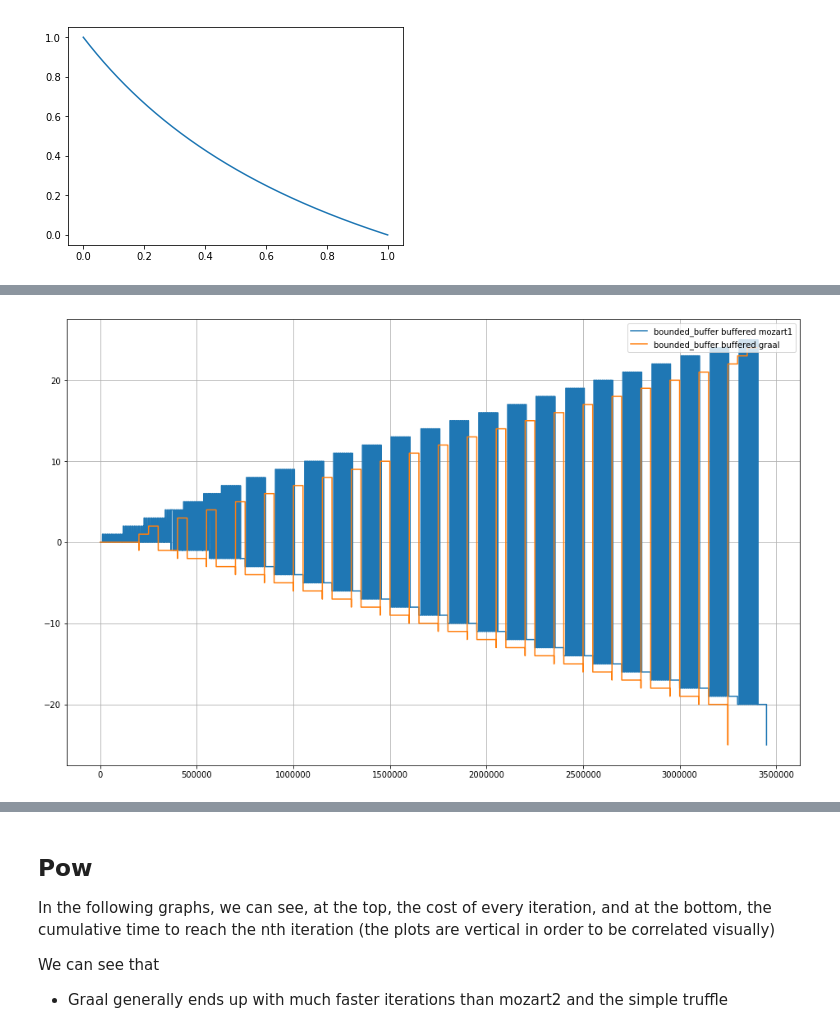
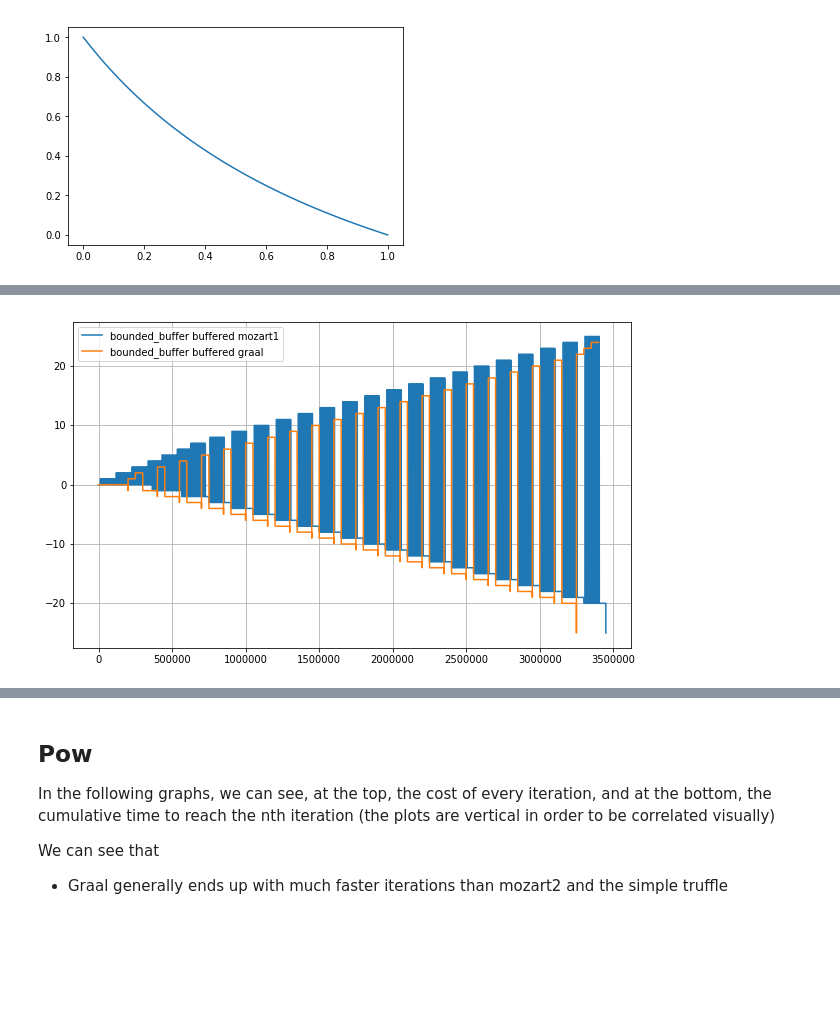
Before and after one commit to mistasse/mozart-graal-benchmarking, a Jupyter notebook: notebook.ipynb, the cells around one changed output, grey strips where cells are left out. Drawn from its saved outputs; the diff is of its cells as text; code cells hidden in the pictures; blank space fills up the shorter version.

```diff
--- a/notebook.ipynb
+++ b/notebook.ipynb
@@ -25,6 +25,9 @@ def big():
 def medium():
     plt.rcParams["figure.figsize"] = (16, 10)
 @show_time
+def ideal():
+    plt.rcParams["figure.figsize"] = (10, 6)
+@show_time
 def small():
     plt.rcParams["figure.figsize"] = (6, 4)
 # %%
@@ -36,10 +39,10 @@ plt.plot(x, y)
 [<matplotlib.lines.Line2D at 0x...>]
 [figure]
 # %%
-medium()
+ideal()
 
 active = Serie("boundedbuffer").get("active", conv=asis, sections=[0, 1])
 
-active.plot(yscale=None).grid().show()
+active.plot(yscale=None, legend=0).grid().show()
 plt.show()
 # %% [output]
@@ -47,4 +50,4 @@ plt.show()
-[figure, old version]
+[figure, new version]
 # %%
 big()
 
```
Also changed, not shown: parts of 2 cells of this notebook, 3 other files.
